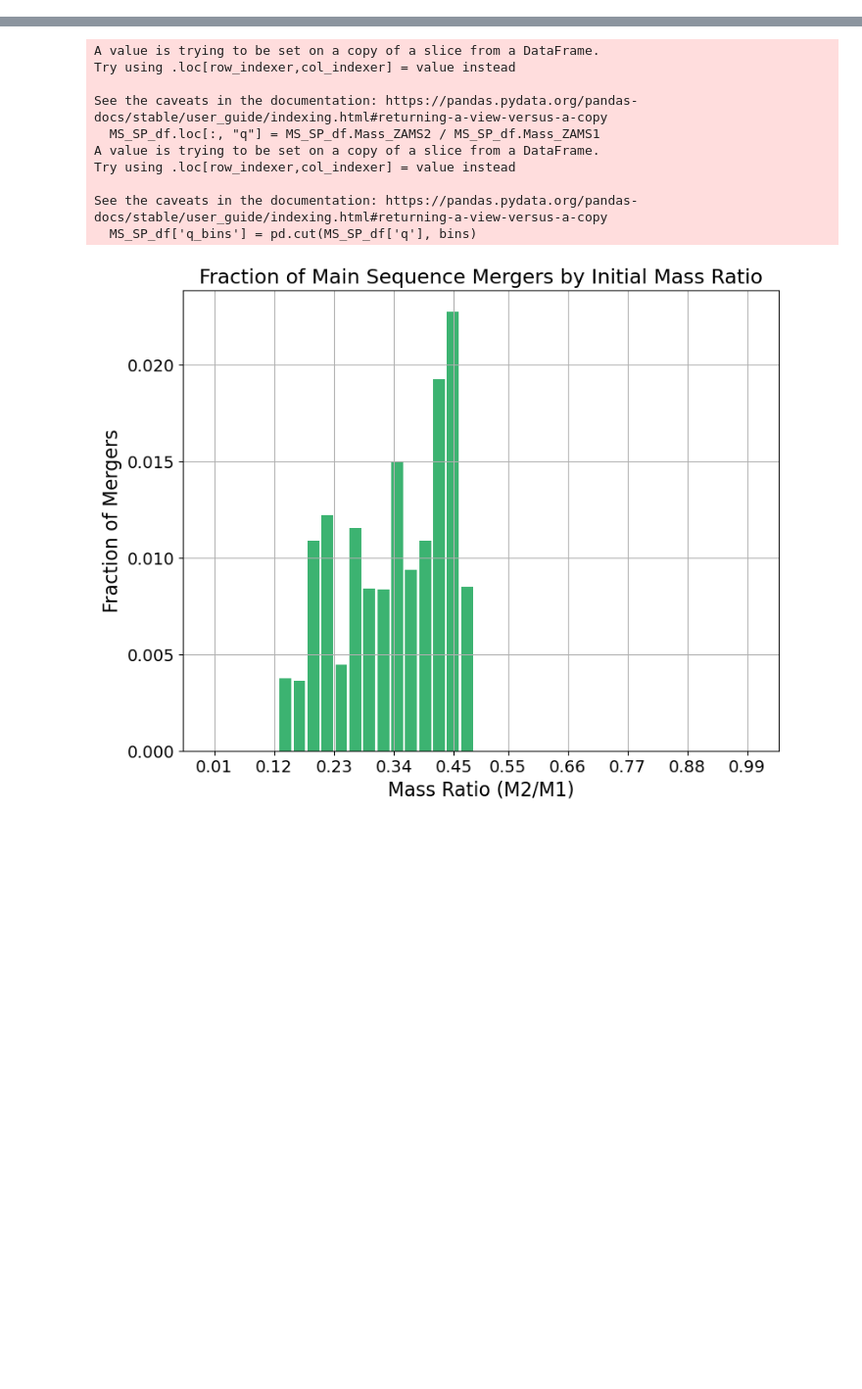
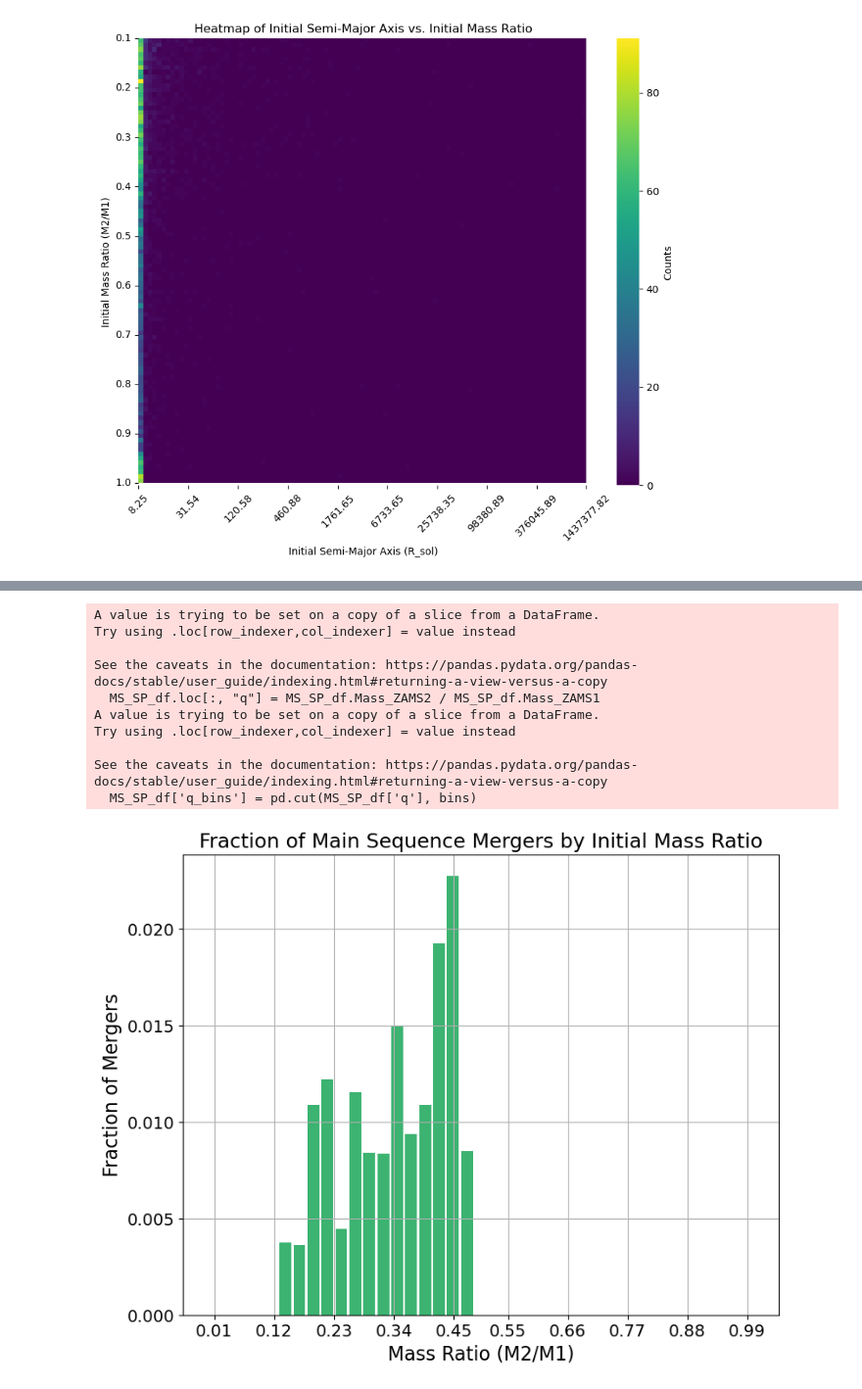
Before and after one commit to mkim0029/COMPAS, a Jupyter notebook: src/Initial_distribution/read.ipynb, the cells around one changed output, grey strips where cells are left out. Shown at 98% size. Drawn from its saved outputs; the diff is of its cells as text; code cells hidden in the pictures; blank space fills up the shorter version.

```diff
--- a/src/Initial_distribution/read.ipynb
+++ b/src/Initial_distribution/read.ipynb
@@ -38,0 +161,47 @@ def load_data(filename, mode):
+# %%
+def heat_map(filename, pdf=False):
+    data = h5.File(filename)
+    SP = data['BSE_System_Parameters']
+    SP_df = pd.DataFrame({
+        'type1': SP['Stellar_Type(1)'][()],
+        'type2': SP['Stellar_Type(2)'][()],
+        'Merger': SP['Merger'][()],
+        'Mass_ZAMS1': SP['Mass@ZAMS(1)'][()],
+        'Mass_ZAMS2': SP['Mass@ZAMS(2)'][()],
+        'seed': SP['SEED'][()],
+        'Init_SemiMajorAxis': AU_to_Rsol(SP['SemiMajorAxis@ZAMS'][()])
+    })
+
+    MS_SP_df = restrict(SP_df, 'type1', 0, 1)
+    MS_SP_df = restrict(MS_SP_df, 'Mass_ZAMS2', 0.2, 10)
+    MS_SP_df.loc[:, "Init_MassRatio"] = MS_SP_df.Mass_ZAMS2 / MS_SP_df.Mass_ZAMS1
+
+    # Define bins for histogram
+    x_bins = np.linspace(MS_SP_df['Init_SemiMajorAxis'].min(), MS_SP_df['Init_SemiMajorAxis'].max(), 100)
+    y_bins = np.linspace(MS_SP_df['Init_MassRatio'].min(), MS_SP_df['Init_MassRatio'].max(), 100)
+
+    # Calculate the 2D histogram
+    counts, xedges, yedges = np.histogram2d(MS_SP_df['Init_SemiMajorAxis'], MS_SP_df['Init_MassRatio'], bins=(x_bins, y_bins))
+
+    # Plot the heatmap
+    plt.figure(figsize=(10, 8))
+    sns.heatmap(
+        counts.T,
+        xticklabels=np.round(xedges, 2), yticklabels=np.round(yedges, 2),
+        cmap='viridis', cbar_kws={'label': 'Counts'}
+    )
+    plt.title('Heatmap of Initial Semi-Major Axis vs. Initial Mass Ratio')
+    plt.xlabel('Initial Semi-Major Axis (R_sol)')
+    plt.ylabel('Initial Mass Ratio (M2/M1)')
+
+    plt.xticks(np.linspace(0, len(xedges)-1, 10), labels=np.round(np.logspace(np.log10(MS_SP_df['Init_SemiMajorAxis'].min()), np.log10(MS_SP_df['Init_SemiMajorAxis'].max()), num=10), 2), rotation=45)
+    plt.yticks(np.linspace(0, len(yedges)-1, 10), labels=np.round(np.linspace(MS_SP_df['Init_MassRatio'].min(), MS_SP_df['Init_MassRatio'].max(), num=10), 2))
+
+    if pdf:
+        plt.savefig(filename + "_2d_probability_heatmap.pdf", format="pdf", bbox_inches='tight')
+
+    plt.show()
+# %%
+heat_map('COMPAS_Output.h5')
+# %% [output]
+[figure, added]
```
Also changed, not shown: parts of 13 cells of this notebook.
